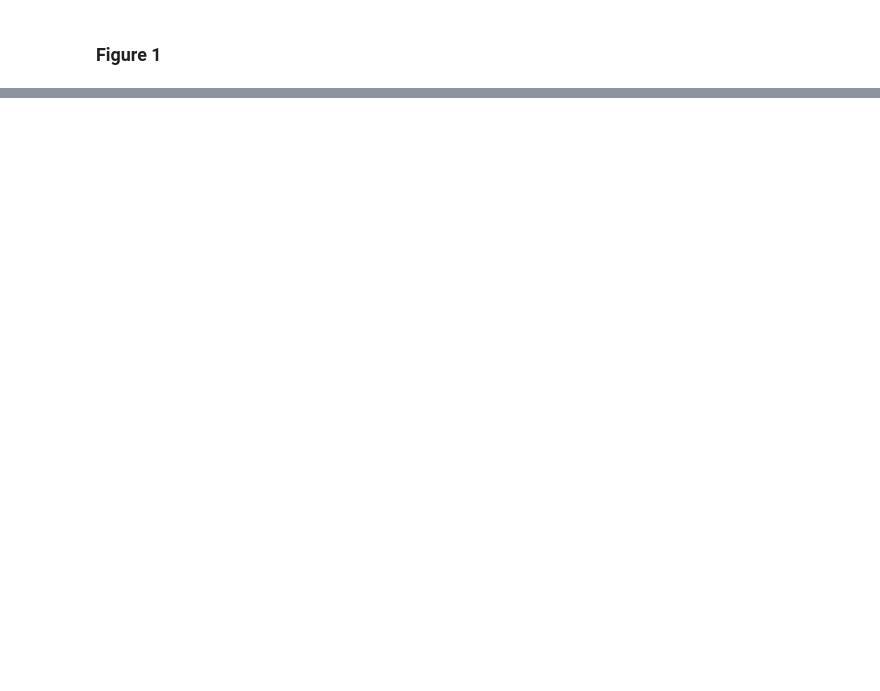
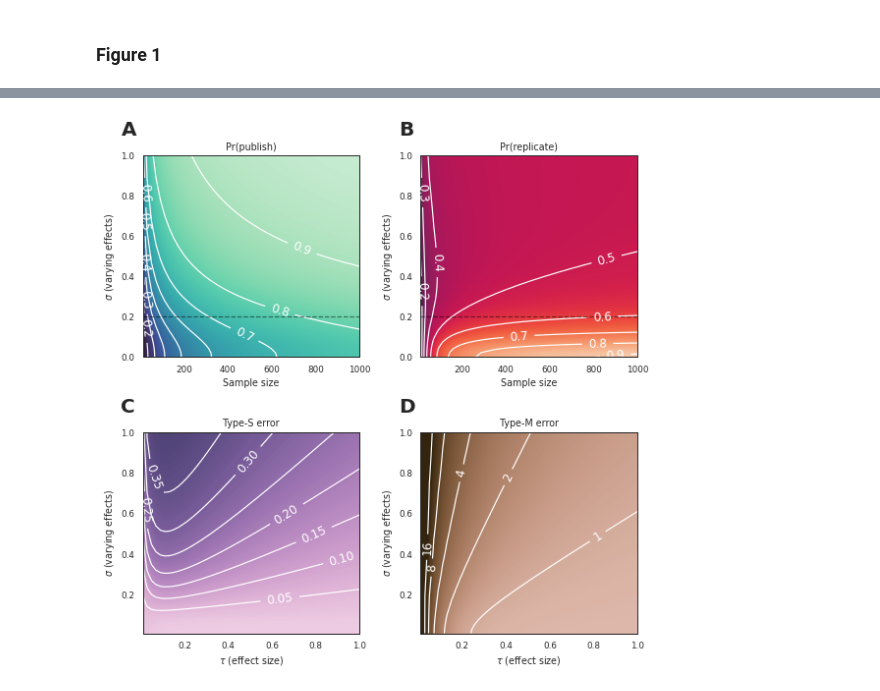
Before and after one commit to josephbb/ReplicationSurveys, a Jupyter notebook: Theory.ipynb, the cells around one changed output, grey strips where cells are left out. Saved outputs shown, nothing was run; the diff lists cells and outputs as text; code cells hidden in the pictures; blank space fills up the shorter version.

```diff
--- a/Theory.ipynb
+++ b/Theory.ipynb
@@ -205,6 +240,7 @@ plt.savefig('./output/figure2.png',dpi=750)
 # %%
 fig, axs = plt.subplots(2,2,figsize=(8,8))
-res = 40
+res = 50
+N=50
 
 x= np.linspace(0, 1.0, res)
 n = np.linspace(10,1000, res)
@@ -216,8 +252,10 @@ CS= axs[0][0].contour(N,X, Z,levels=lls,zorder=2,colors='white')
 axs[0][0].clabel(CS, colors = 'w', fontsize=12) #contour line labels
 levels = np.linspace(.0,1,1000)
 axs[0][0].plot([10,1000],[.2,.2],color='k',ls='--',alpha=.5)
-CSF= axs[0][0].contourf(N,X, Z,zorder=1,levels=levels,cmap=sns.color_palette("rocket",as_cmap=True))
+CSF= axs[0][0].contourf(N,X, Z,zorder=1,levels=levels,cmap=sns.color_palette("mako",as_cmap=True))
 axs[0][0].set_ylabel(r'$\sigma$' + ' (varying effects)')
+axs[0][0].set_title('Pr(publish)')# N=50, ' + r'$\epsilon=1$')
+
 axs[0][0].set_xlabel('Sample size')
 
 x= np.linspace(0, 1.0, res)
@@ -231,50 +269,55 @@ levels = np.linspace(.0,1,1000)
 CSF= axs[0][1].contourf(N,X, Z,zorder=1,levels=levels,cmap=sns.color_palette("rocket",as_cmap=True))
 axs[0][1].set_ylabel(r'$\sigma$' + ' (varying effects)')
 axs[0][1].set_xlabel('Sample size')
+axs[0][1].set_title('Pr(replicate)')# N=50, ' + r'$\epsilon=1$')
 axs[0][1].plot([10,1000],[.2,.2],color='k',ls='--',alpha=.5)
 
 
-x= np.linspace(0.001, 1, res)
-y = np.linspace(0.001,1, res)
+x= np.linspace(0.01, 1, res)
+y = np.linspace(0.01,1, res)
 X, Y =  np.meshgrid(x,y)
-Z = type_s_vec(X, Y,1,50,.05)
+Z = type_s_vec(X, Y,1,N,.05)
 
 
-lls = np.linspace(0,1,11)
+lls = np.linspace(0,.5,11)
 CS= axs[1][0].contour(X, Y, Z,zorder=2,levels=lls, colors='white')
 axs[1][0].clabel(CS, colors = 'w', fontsize=12) #contour line labels
 
-levels = np.linspace(0,1,100)
-CSF= axs[1][0].contourf(X, Y, Z,zorder=1,levels=levels,cmap=sns.color_palette("rocket",as_cmap=True))
+levels = np.linspace(0,.5,100)
+CSF= axs[1][0].contourf(X, Y, Z,zorder=1,levels=levels,cmap=sns.color_palette("ch:start=2.8,rot=.3",as_cmap=True))
 axs[1][0].set_ylabel(r'$\sigma$' + ' (varying effects)')
 axs[1][0].set_xlabel(r'$\tau$' + ' (effect size)')
-axs[1][0].set_title('N=50, ' + r'$\epsilon=1$')
+axs[1][0].set_title('Type-S error')# N=50, ' + r'$\epsilon=1$')
 
 
-x= np.linspace(0.001, 1, res)
-y = np.linspace(0.001,1, res)
+x= np.linspace(0.01, 1, res)
+y = np.linspace(0.01,1, res)
 X, Y =  np.meshgrid(x,y)
 
-Z = type_m_vec(X, Y,1,50,.05)
+Z = type_m_vec(X, Y,1,N,.05)
 
-
-lls = np.linspace(-1,1,21)
+lls = np.logspace(0,4,5,base=2)
 CS= axs[1][1].contour(X, Y, Z,zorder=2,levels=lls, colors='white')
 axs[1][1].clabel(CS, colors = 'w', fontsize=12) #contour line labels
 
-levels = np.linspace(-1,1,100)
+levels = np.logspace(0,8,1000,base=2)-1
 CSF= axs[1][1].contourf(X, Y, Z,zorder=1,levels=levels,
-                        cmap=sns.diverging_palette(250, 30, l=65, center="dark", as_cmap=True))
+                        norm=mpl.colors.LogNorm(vmin=.5, vmax=16),
+                        cmap=sns.color_palette("ch:start=1.3,rot=-.1",as_cmap=True))
 
 axs[1][1].set_ylabel(r'$\sigma$' + ' (varying effects)')
 axs[1][1].set_xlabel(r'$\tau$' + ' (effect size)')
-axs[1][1].set_title('N=50, ' + r'$\epsilon=1$')
-
+axs[1][1].set_title('Type-M error')# N=50, ' + r'$\epsilon=1$')
+axs[1][1].fill_between([0,1],[1,1],color='k',zorder=-1)
+axs[1][1].set_ylim(0.01,1)
+axs[1][1].set_xlim(0.01,1)
 import string
 axs = axs.flat
 for n, ax in enumerate(axs):
     ax.text(-0.1, 1.1, string.ascii_uppercase[n], transform=ax.transAxes,
             size=20, weight='bold')
 
 plt.tight_layout()
-plt.savefig('./output/figure3.png',dpi=750)
+plt.savefig('./output/figures/figure3.png',dpi=300)
+# %% [output]
+[figure, added]
```
Also changed, not shown: parts of 10 cells of this notebook, 11 other files.
